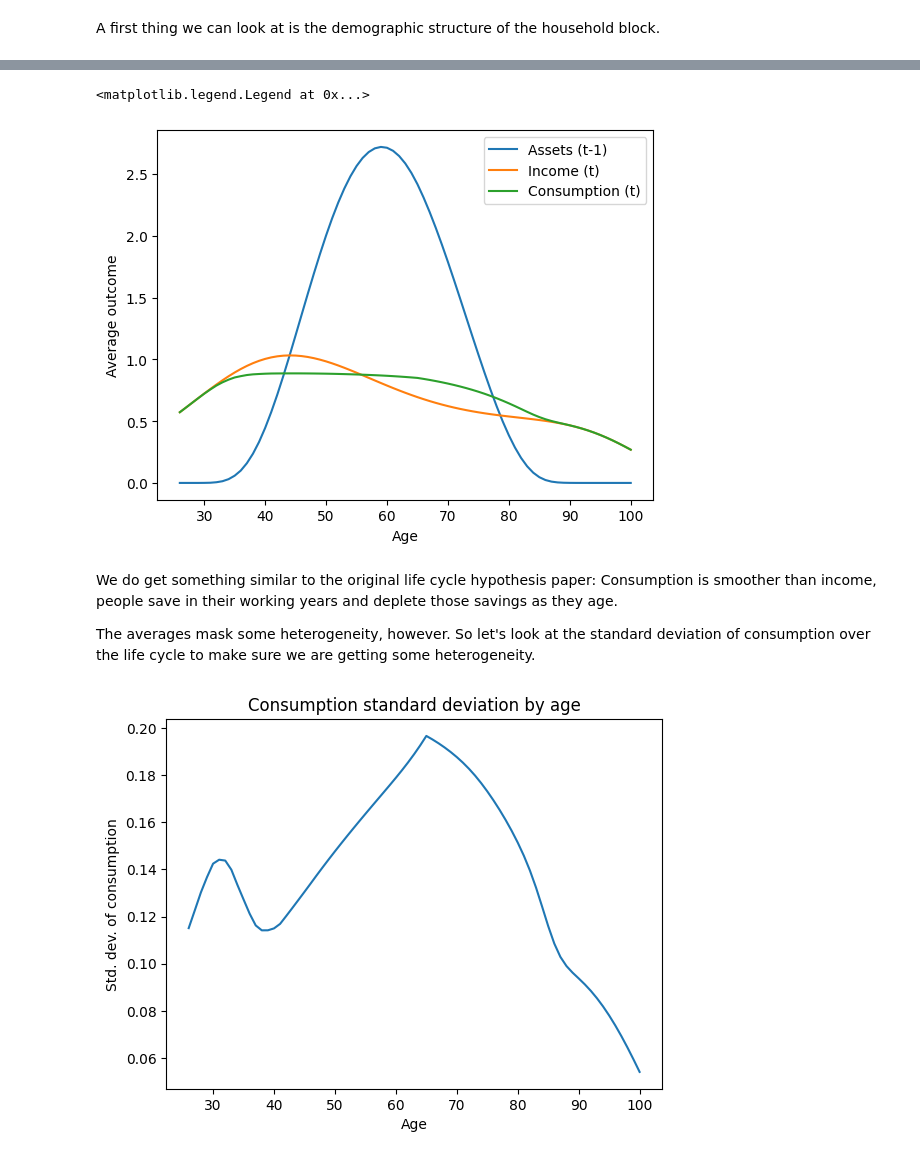
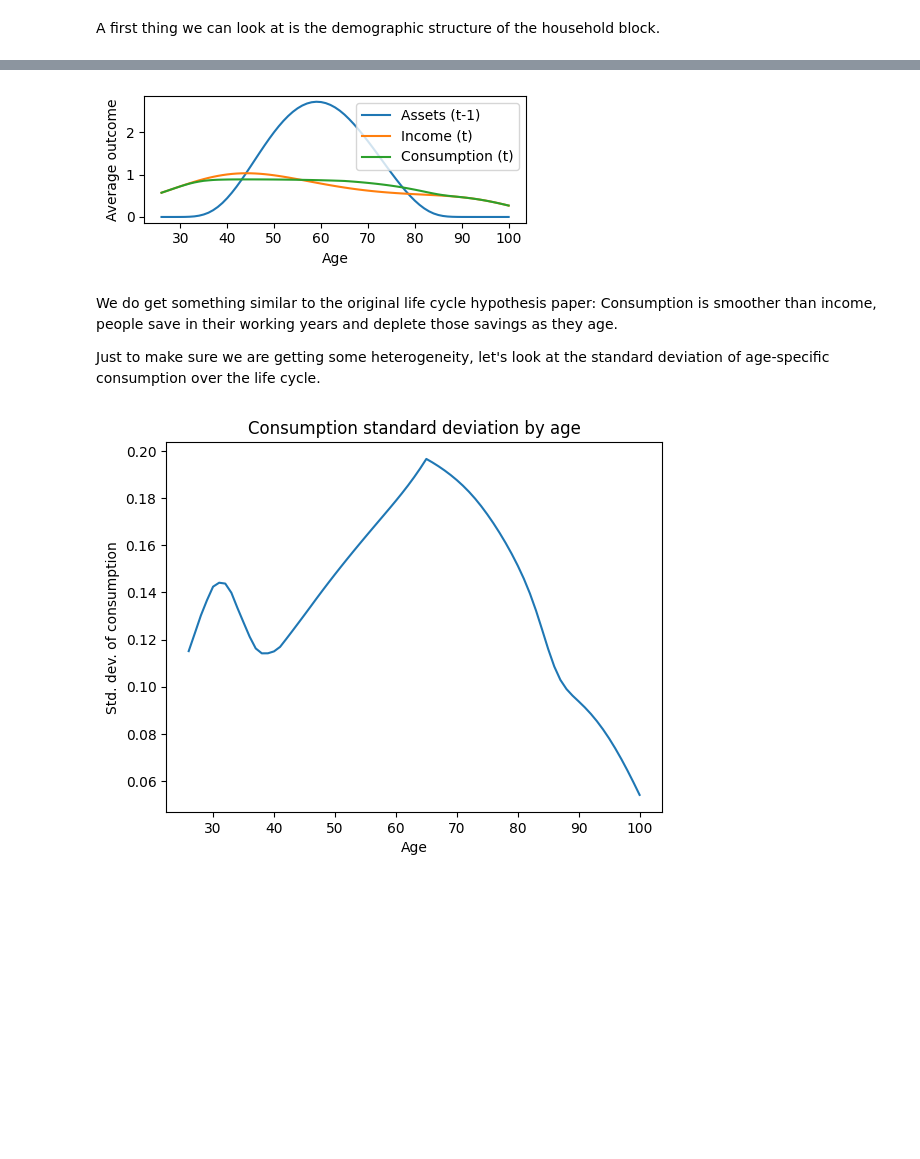
Before and after one commit to Mv77/LC-SSJ_public, a Jupyter notebook: demo.ipynb, the cells around one changed output, grey strips where cells are left out. Drawn from its saved outputs; the diff is of its cells as text; code cells hidden in the pictures; blank space fills up the shorter version.

````diff
--- a/demo.ipynb
+++ b/demo.ipynb
@@ -21,6 +21,9 @@ If you find the paper or the code in this repository useful, please cite the pap
   keywords = {General Equilibrium,Heterogeneous Agent Models,Life Cycle Dynamics,Sequence Space Jacobians},
 }
 ```
+# %%
+export_plots = False
+plot_dir = "../Slides/Figs/"
 # %% [markdown]
 # Model Description
 
@@ -137,28 +147,31 @@ out_points = agent.get_outcomes(outs)
 # %%
 # Lets plot the average outcomes conditional on age.
 
 # Find averages of all outcomes
 avgs = {
     k: np.array([np.divide(np.sum(p * d), d.sum()) for p, d in zip(points, ss_dstn)])
     for k, points in out_points.items()
 }
 
 # Plot
-fig =  plt.figure()
+fig = plt.figure(figsize=(4.5, 2))
 labels = {'a_sop' : 'Assets (t-1)', 'c' : 'Consumption (t)', 'income' : 'Income (t)'}
 for out in ['a_sop', 'income', 'c']:
     # Again, drop the terminal dummy solution
     plt.plot(age_vec, avgs[out][:-1], label=labels[out])
 plt.xlabel('Age')
 plt.ylabel('Average outcome')
 plt.legend()
+fig.tight_layout()
+
+if export_plots:
+    plt.savefig(plot_dir + "age_profiles.pdf")
 # %% [output]
-<matplotlib.legend.Legend at 0x...>
-[figure, old version]
+[figure, new version]
 # %% [markdown]
 We do get something similar to the original life cycle hypothesis paper: Consumption is smoother than income, people save in their working years and deplete those savings as they age.
 
-The averages mask some heterogeneity, however. So let's look at the standard deviation of consumption over the life cycle to make sure we are getting some heterogeneity.
+Just to make sure we are getting some heterogeneity, let's look at the standard deviation of age-specific consumption over the life cycle.
 # %%
 def weighted_std(data, weights):
     average = np.average(data, weights=weights)
````
Also changed, not shown: parts of 47 cells of this notebook.
